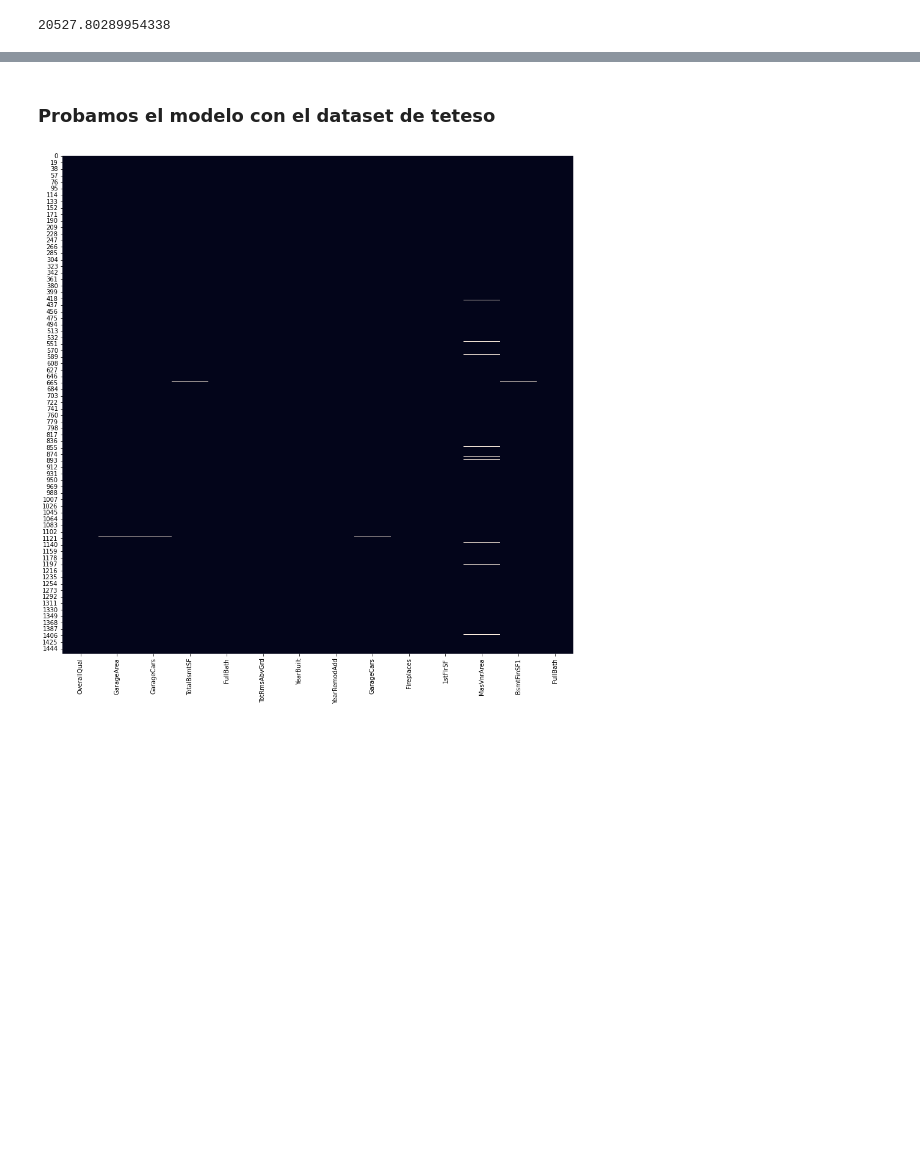
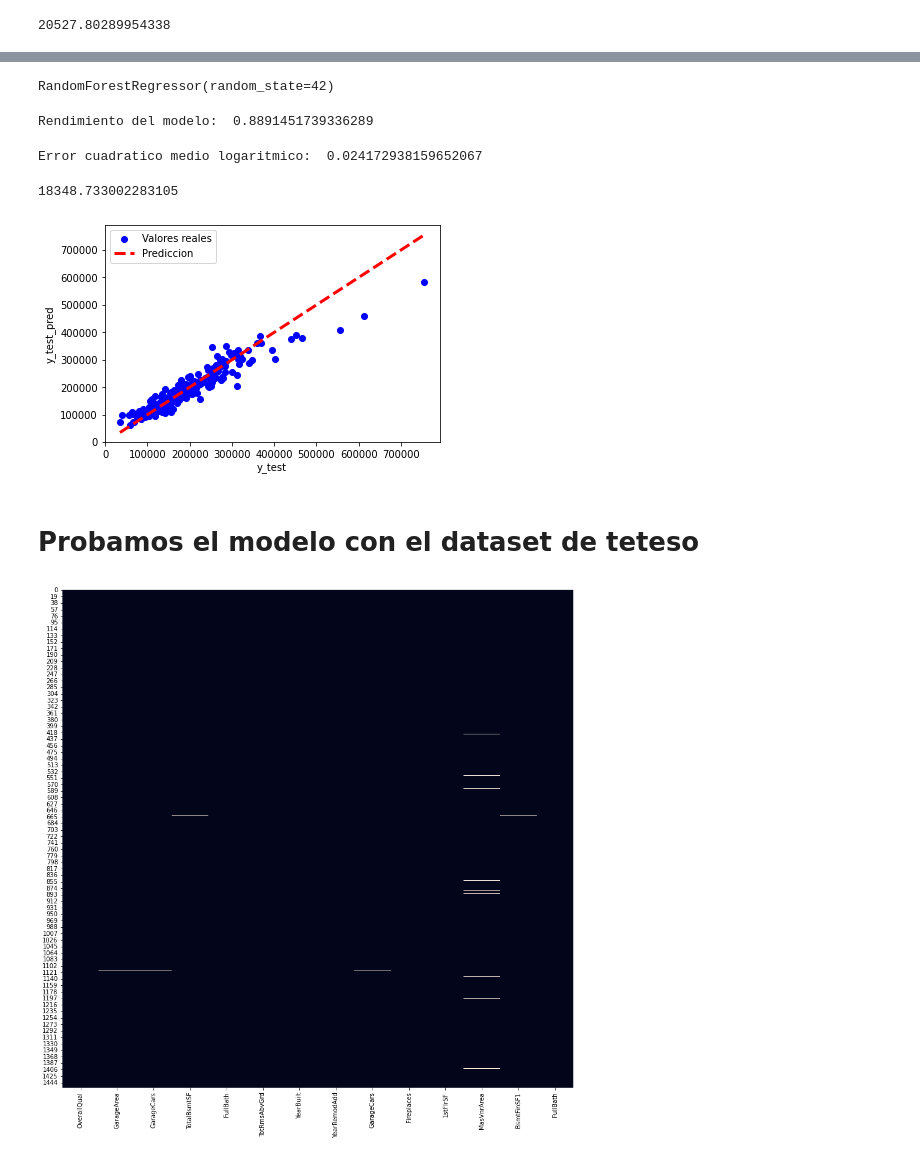
Before and after one commit to nelfaro/Hackathon, a Jupyter notebook: Housing Dreams/Hackaton.ipynb, the cells around one changed output, grey strips where cells are left out. Drawn from its saved outputs; the diff is of its cells as text; code cells hidden in the pictures; blank space fills up the shorter version.

Commit message:
RMSLE 0.02417

```diff
--- a/Housing Dreams/Hackaton.ipynb
+++ b/Housing Dreams/Hackaton.ipynb
@@ -189,0 +281,21 @@ Name: SalePrice, dtype: float64
+# %%
+#Tomamos las primeras variables que tienen un grado de correlacion mayor a 1
+#y definimos las features que vamos a utilizar y el target
+df_house_feat = df_house_sin_nulos[['OverallQual','GarageArea','GarageCars',
+'TotalBsmtSF','FullBath','TotRmsAbvGrd','YearBuilt','YearRemodAdd',
+'Fireplaces','1stFlrSF','MasVnrArea','BsmtFinSF1','FullBath'
+,'GarageYrBlt','Foundation','LotFrontage','WoodDeckSF','2ndFlrSF','OpenPorchSF',
+'HalfBath','LotArea','CentralAir','GarageCond','Electrical','PavedDrive','BsmtFullBath',
+'RoofStyle','BsmtUnfSF','SaleCondition','Neighborhood','GarageQual','HouseStyle',
+'BedroomAbvGr','ExterCond','Functional','ScreenPorch','PoolArea']]
+df_house_target = df_house_sin_nulos['SalePrice']
+# %%
+#definimos los conjuntos de entrenamiento y prueba
+X_train, X_test, y_train, y_test = train_test_split(df_house_feat, df_house_target, test_size=0.2, random_state=42)
+# %%
+#Instanciamos el modelo RandomForestRegressor
+model = RandomForestRegressor(n_estimators=100, random_state=42)
+#entrenamos el modelo
+model.fit(X_train, y_train)
+# %% [output]
+RandomForestRegressor(random_state=42)
@@ -190,5 +304,34 @@ Name: SalePrice, dtype: float64
+# %%
+#verivicamos el rendimiento del modelo
+print('Rendimiento del modelo: ', model.score(X_test, y_test))
+# %% [output]
+Rendimiento del modelo:  0.8891451739336289
+# %%
+#Predecimos los valores de con el conjunto de testeo y lo guardamos en una variable
+y_pred = model.predict(X_test)
+# %%
+#Calculamos e imprimimos el RMSLE
+RMSLE = mean_squared_log_error(y_test, y_pred)
+print('Error cuadratico medio logaritmico: ', RMSLE)
+# %% [output]
+Error cuadratico medio logaritmico:  0.024172938159652067
+# %%
+#vamos a calcular el valor del error medio
+mean_absolute_error(y_test, y_pred)
+# %% [output]
+18348.733002283105
+# %%
+#graficamos el desempeño del modelo
+plt.scatter(y_test, y_pred, color='blue')
+plt.plot([y_test.min(), y_test.max()], [y_test.min(), y_test.max()], 'k--', lw=3,color='red')
+plt.legend(['Valores reales', 'Prediccion'])
+plt.xlabel('y_test')
+plt.ylabel('y_test_pred')
+plt.show()
+# %% [output]
+[figure, added]
 # %% [markdown]
-### Probamos el modelo con el dataset de teteso
+# Probamos el modelo con el dataset de teteso
 # %%
 #cargamos el dataframe de test
 df_test =pd.read_csv('houses_test_raw.csv')
```
Also changed, not shown: parts of 27 cells of this notebook.
